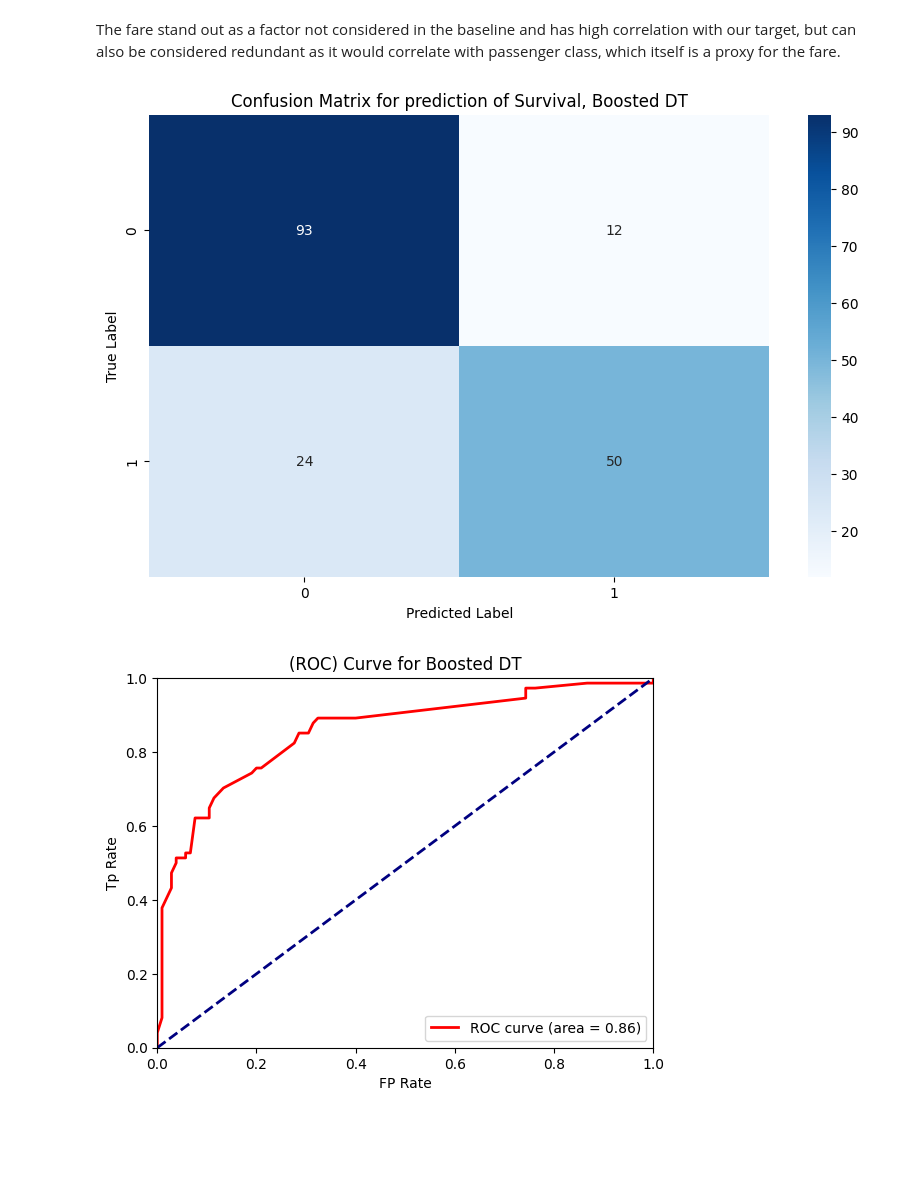
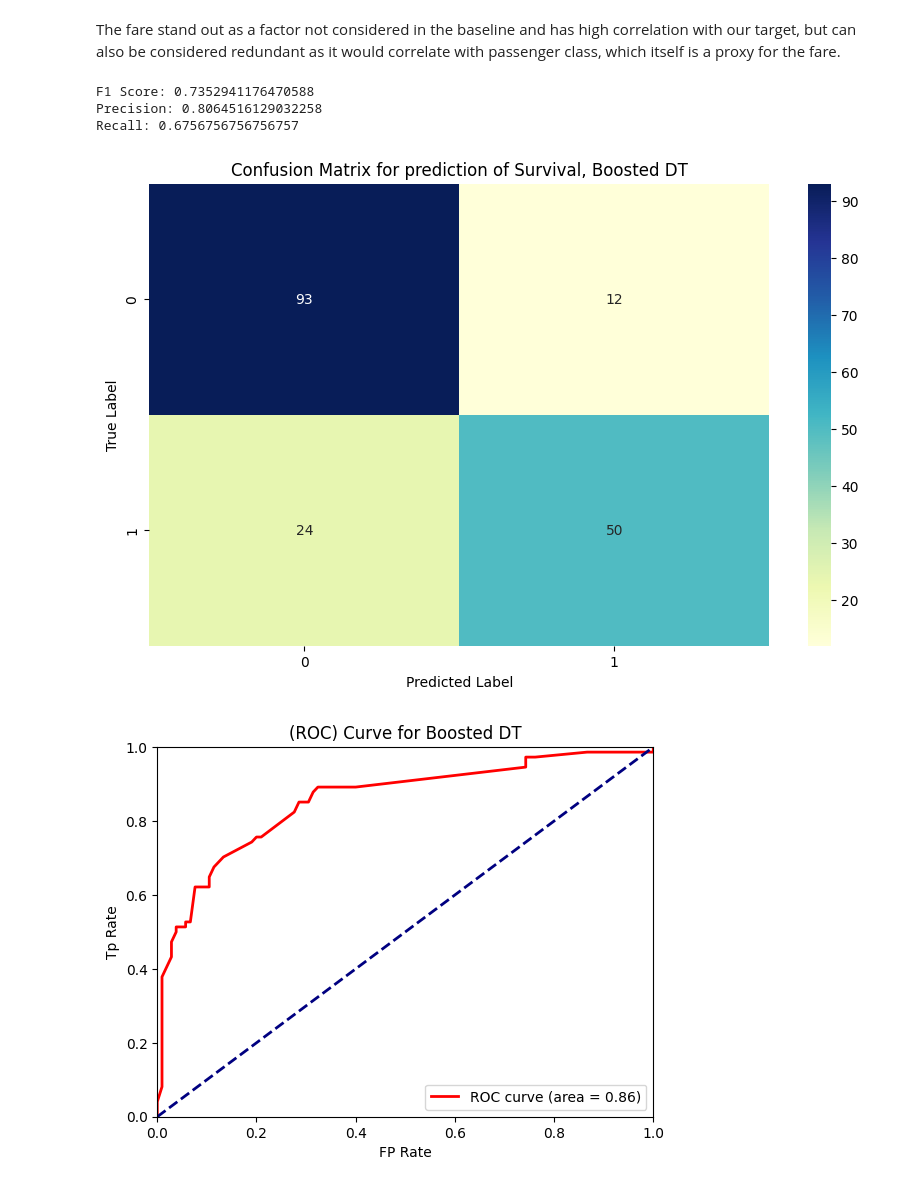
Before and after one commit to SarankanT/MSCI-433-FinalProject, a Jupyter notebook: Titanic_proposal_Baseline&Improvements_MSCI546.ipynb, the cells around one changed output. Saved outputs shown, nothing was run; the diff lists cells and outputs as text; code cells hidden in the pictures; blank space fills up the shorter version.

```diff
--- a/Titanic_proposal_Baseline&Improvements_MSCI546.ipynb
+++ b/Titanic_proposal_Baseline&Improvements_MSCI546.ipynb
@@ -162,21 +198,36 @@ boost.fit(X_train, y_train) # fit model on training data
 
 y_pred_boost = boost.predict(X_Testing)
 # the same set of features will be used to predict our target of surv
+# %%
+#F1, Precision and Recall
+
+F1 = f1_score(y_testing,y_pred_boost)
+print("F1 Score:", F1)
+
+precision = precision_score(y_testing,y_pred_boost)
+recall = recall_score(y_testing,y_pred_boost)
+
+print("Precision:", precision)
+print("Recall:", recall)
+# %% [output]
+F1 Score: 0.7352941176470588
+Precision: 0.8064516129032258
+Recall: 0.6756756756756757
 # %%
 #confusion matrix for boosted decision tree
 from sklearn import metrics
 
 cm_boost = metrics.confusion_matrix(y_testing, y_pred_boost)
 
 # Plot confusion matrix as heatmap
 plt.figure(figsize=(10, 6))
-sns.heatmap(cm_boost, annot=True, fmt='d', cmap='Blues')
+sns.heatmap(pd.DataFrame(cm_boost), annot=True, cmap="YlGnBu" ,fmt='g')
 plt.title('Confusion Matrix for prediction of Survival, Boosted DT')
 plt.xlabel('Predicted Label')
 plt.ylabel('True Label')
 plt.show()
 # %% [output]
-[figure, old version]
+[figure, new version]
 # %%
 from sklearn.metrics import roc_curve, auc, f1_score, precision_recall_curve
 precision_score, recall_score
```
Also changed, not shown: parts of 44 cells of this notebook.
